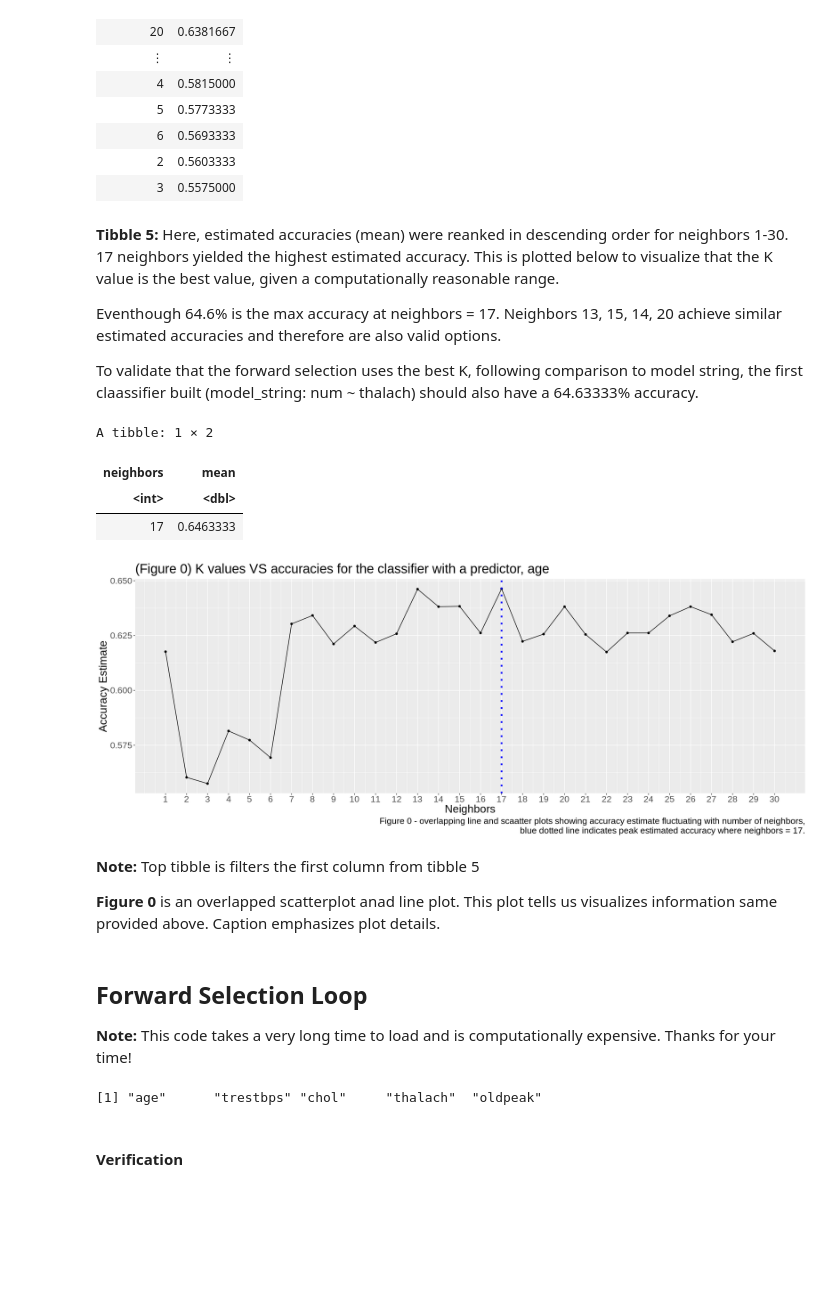
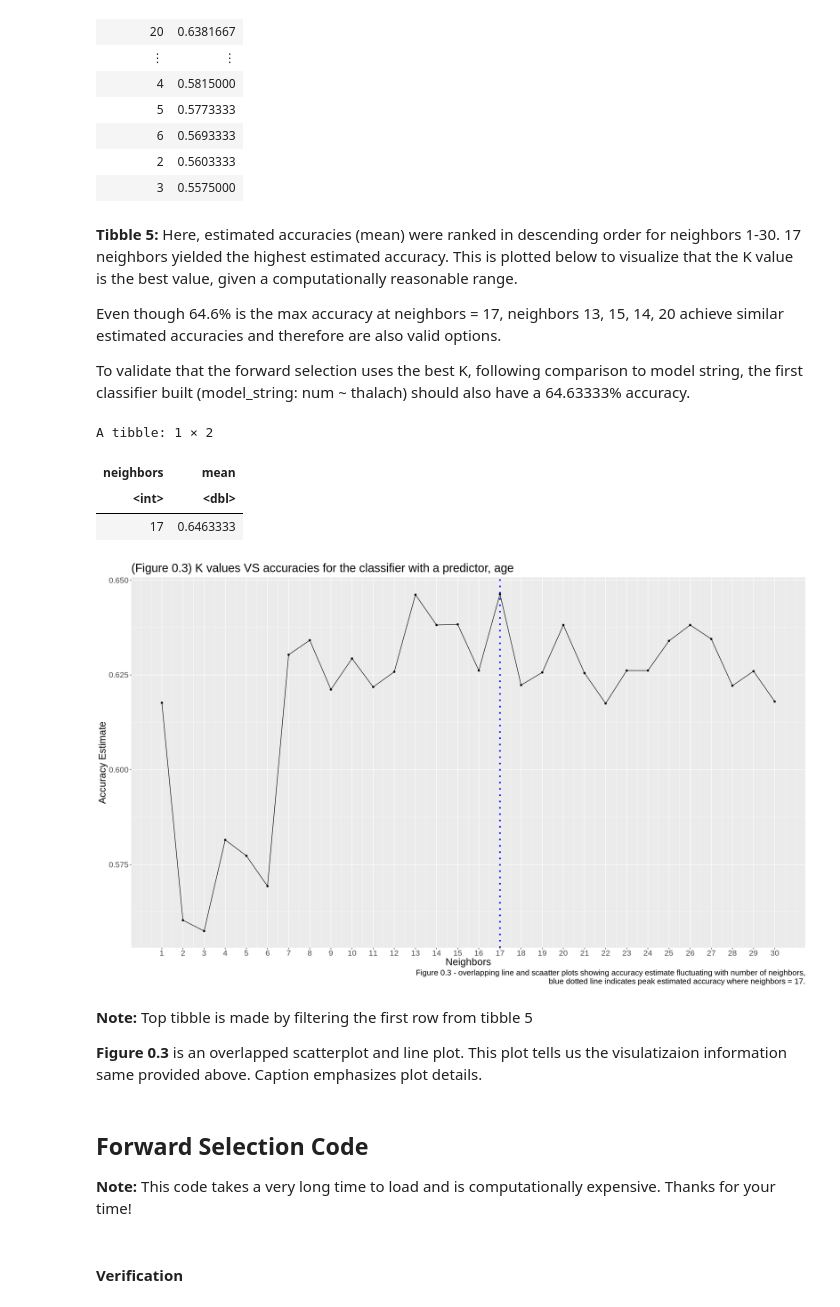
Before and after one commit to justinlook/dsci-100-2022w1-group-10, a Jupyter notebook: Final-project-group10.ipynb, the cells around one changed output. Cells and saved outputs as stored; diff of their text form; code cells hidden in the pictures; blank space fills up the shorter version.

```diff
--- a/Final-project-group10.ipynb
+++ b/Final-project-group10.ipynb
@@ -306,48 +329,48 @@ A tibble: 30 × 2
 | 2 | 0.5603333 |
 | 3 | 0.5575000 |
 # %% [markdown]
-**Tibble 5:** Here, estimated accuracies (mean) were reanked in descending order for neighbors 1-30. 17 neighbors yielded the highest estimated accuracy.  This is plotted below to visualize that the K value is the best value, given a computationally reasonable range.
+**Tibble 5:** Here, estimated accuracies (mean) were ranked in descending order for neighbors 1-30. 17 neighbors yielded the highest estimated accuracy. This is plotted below to visualize that the K value is the best value, given a computationally reasonable range.
 
-Eventhough 64.6% is the max accuracy at neighbors = 17. Neighbors 13, 15, 14, 20 achieve similar estimated accuracies and therefore are also valid options.
+Even though 64.6% is the max accuracy at neighbors = 17, neighbors 13, 15, 14, 20 achieve similar estimated accuracies and therefore are also valid options.
 
-To validate that the forward selection uses the best K, following comparison to model string, the first claassifier built (model_string: num ~ thalach) should also have a 64.63333% accuracy.
+To validate that the forward selection uses the best K, following comparison to model string, the first classifier built (model_string: num ~ thalach) should also have a 64.63333% accuracy.
 # %%
 # plot of K values against their respective accuracies
+options(repr.plot.width=20, repr.plot.height=12)
 example_cross_val_plot <- example_accuracies |>
     ggplot(aes(x = neighbors, y = mean)) +
     geom_point() +
     geom_line() +
     labs(x = "Neighbors", y = "Accuracy Estimate",
-        caption ="Figure 0 - overlapping line and scaatter plots showing accuracy estimate fluctuating with number of neighbors,
+        caption ="Figure 0.3 - overlapping line and scaatter plots showing accuracy estimate fluctuating with number of neighbors,
 blue dotted line indicates peak estimated accuracy where neighbors = 17.") +
-    ggtitle("(Figure 0) K values VS accuracies for the classifier with a predictor, age")+
+    ggtitle("(Figure 0.3) K values VS accuracies for the classifier with a predictor, age")+
     theme(text = element_text(size = 20))+
     geom_vline(xintercept = 17, linetype="dotted",
                 color = "blue", size=1.5)+
     scale_x_continuous(breaks = c(1:30))
 
 example_cross_val_plot
 slice(arranged_example_accuracies, n = 1) ###slice from tibble 5
 # %% [output]
 A tibble: 1 × 2
 | neighbors | mean |
 | <int> | <dbl> |
 | 17 | 0.6463333 |
-[figure, old version]
+[figure, new version]
 # %% [markdown]
-**Note:** Top tibble is filters the first column from tibble 5
+**Note:** Top tibble is made by filtering the first row from tibble 5
 
-**Figure 0** is an overlapped scatterplot anad line plot.  This plot tells us visualizes information same provided above. Caption emphasizes plot details.
+**Figure 0.3** is an overlapped scatterplot and line plot. This plot tells us the visulatizaion information same provided above. Caption emphasizes plot details.
 # %% [markdown]
-## Forward Selection Loop
+## Forward Selection Code
 
 **Note:** This code takes a very long time to load and is computationally expensive.  Thanks for your time!
 # %%
+#Code Resource: The following code was adapted from the textbook from Chapter 6 of "Data Science: A First Introduction" (Timbers et al., 2022)
 set.seed(88)
 #extract variable names from the upsampled cleveland training sub dataset
 names <- colnames(upsampled_cleveland_training|> select(-num))
-
-names
 
 # create an empty tibble to store the results
 accuracies <- tibble(size = integer(),
@@ -410,8 +433,6 @@ for (i in 1:n_total) {
     selected <- c(selected, names[[jstar]])
     names <- names[-jstar]
 }
-# %% [output]
-[1] "age"      "trestbps" "chol"     "thalach"  "oldpeak"
 # %% [markdown]
 #### Verification
 # %%
```
Also changed, not shown: parts of 37 cells of this notebook.
